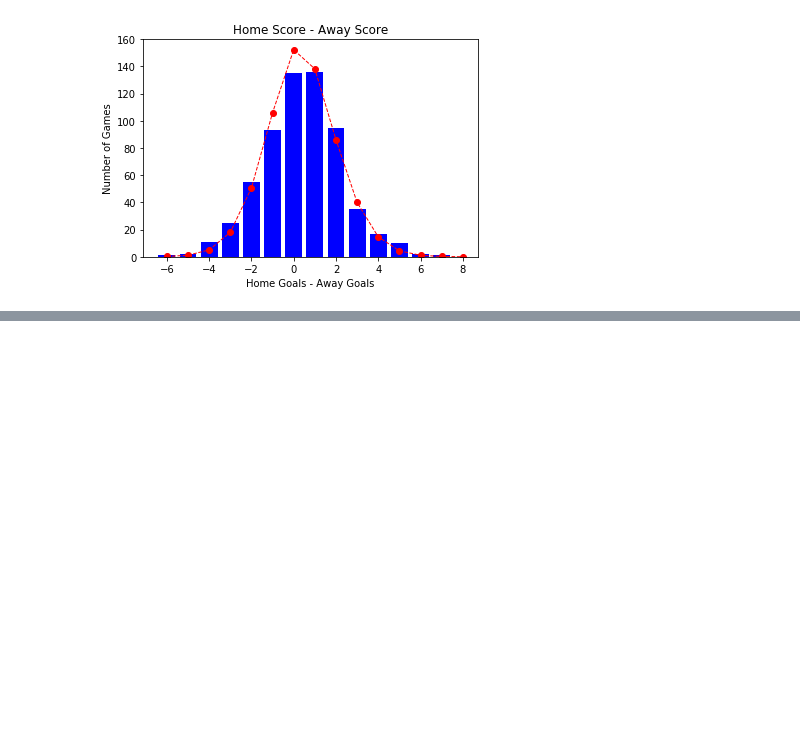
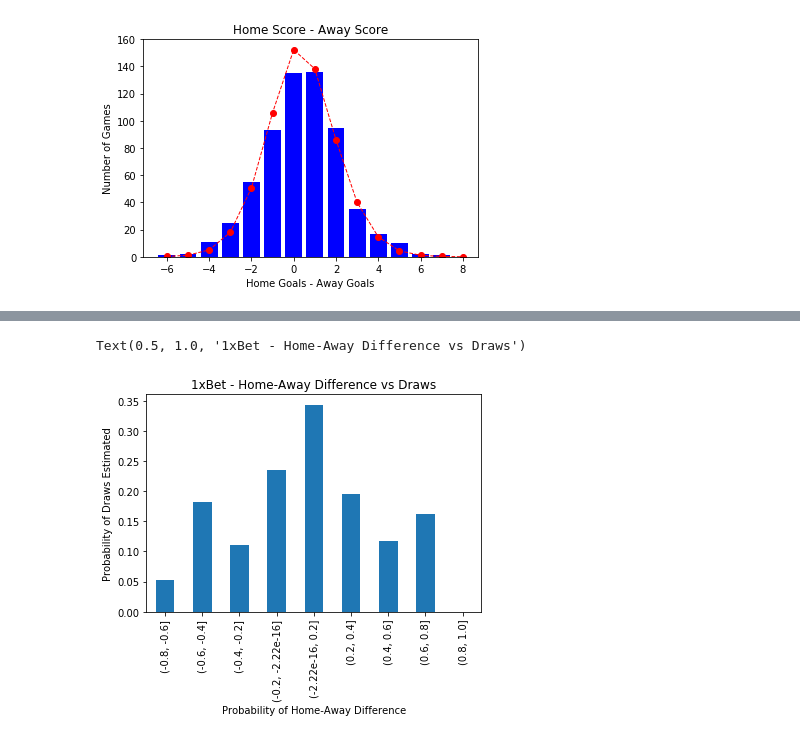
Before and after one commit to BU-IE-582/fall19-omarburk, a Jupyter notebook: IE582_HW1.ipynb, the cells around one changed output, grey strips where cells are left out. Saved outputs shown, nothing was run; the diff lists cells and outputs as text; code cells hidden in the pictures; blank space fills up the shorter version.

```diff
--- a/IE582_HW1.ipynb
+++ b/IE582_HW1.ipynb
@@ -144,0 +198,16 @@ Text(0.5, 1.0, 'Home Score - Away Score')
+# %%
+y["interval"] = pd.cut((y["pr_1"]-y["pr_2"]), bins=np.arange(-1, 1.2, 0.2), include_lowest=True)
+# %%
+total_matches_pr_diff = y["interval"].value_counts(sort=False)
+# %%
+draw_matches_pr_diff = y[y["result"]==0]["interval"].value_counts(sort=False)
+# %%
+tt = (draw_matches_pr_diff/total_matches_pr_diff).dropna()
+# %%
+ax = tt.plot.bar()
+ax.set_xlabel('Probability of Home-Away Difference')
+ax.set_ylabel('Probability of Draws Estimated')
+ax.set_title('1xBet - Home-Away Difference vs Draws')
+# %% [output]
+Text(0.5, 1.0, '1xBet - Home-Away Difference vs Draws')
+[figure, added]
```
Also changed, not shown: parts of 22 cells of this notebook.
